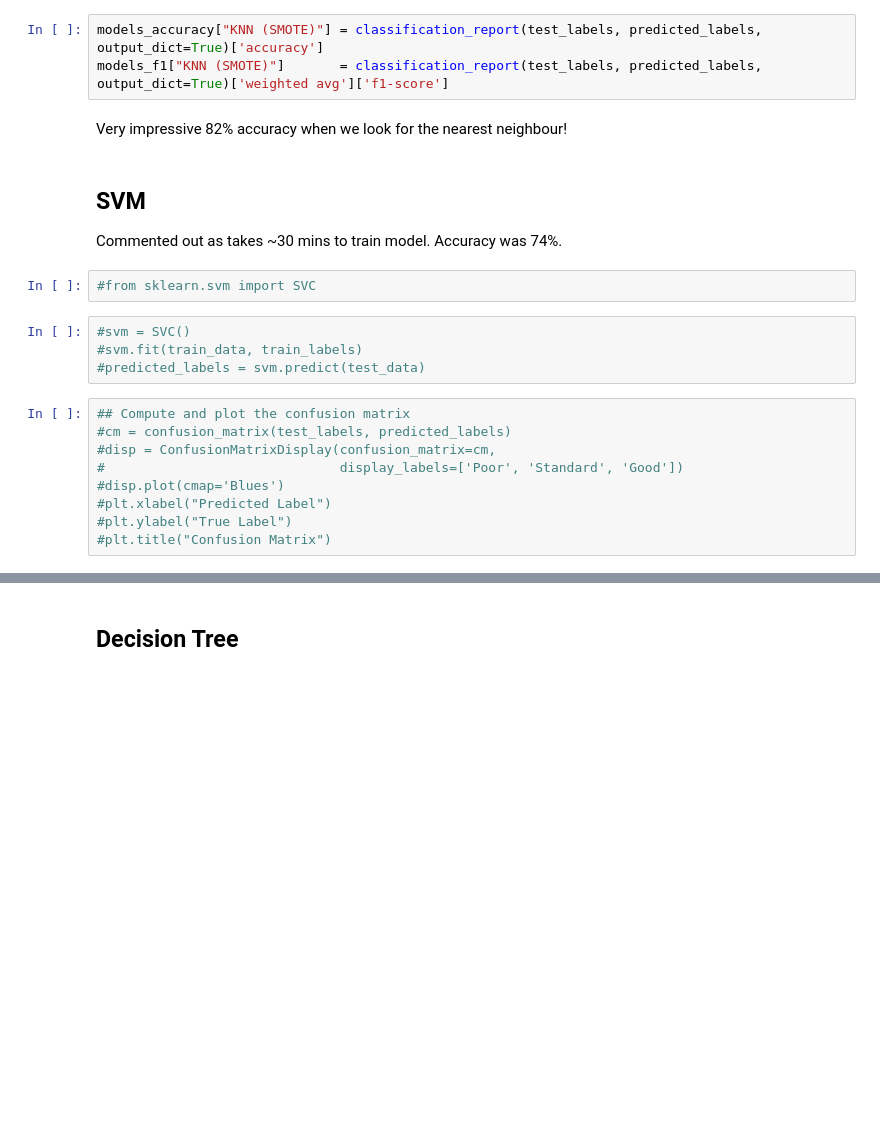
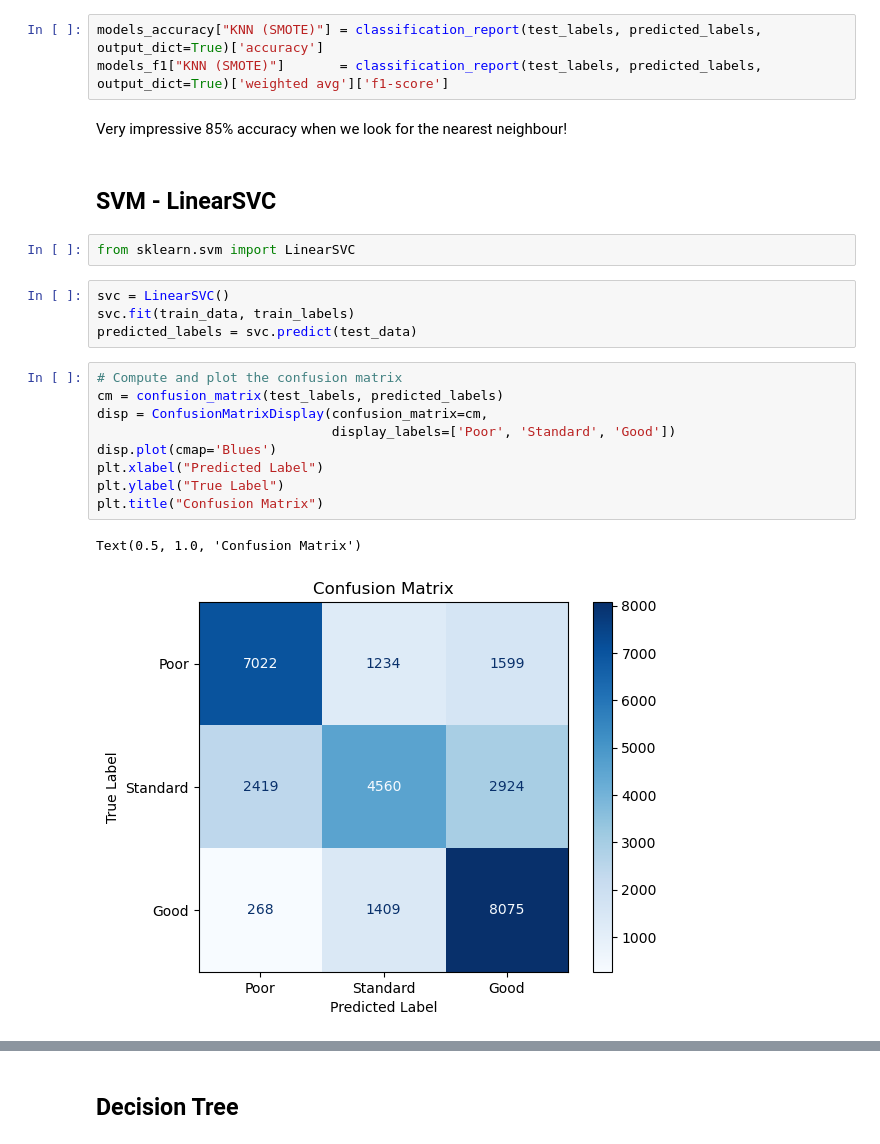
Before and after one commit to jackhenshaw/creditScore, a Jupyter notebook: training.ipynb, the cells around one changed output, grey strips where cells are left out. Saved outputs shown, nothing was run; the diff lists cells and outputs as text; blank space fills up the shorter version.

```diff
--- a/training.ipynb
+++ b/training.ipynb
@@ -450,23 +450,25 @@ weighted avg       0.82      0.82      0.82     29510
 models_accuracy["KNN (SMOTE)"] = classification_report(test_labels, predicted_labels, output_dict=True)['accuracy']
 models_f1["KNN (SMOTE)"]       = classification_report(test_labels, predicted_labels, output_dict=True)['weighted avg']['f1-score']
 # %% [markdown]
-Very impressive 82% accuracy when we look for the nearest neighbour!
+Very impressive 85% accuracy when we look for the nearest neighbour!
-# %% [markdown]
-## SVM
-Commented out as takes ~30 mins to train model. Accuracy was 74%.
+# %% [markdown]
+## SVM - LinearSVC
 # %%
-#from sklearn.svm import SVC
+from sklearn.svm import LinearSVC
 # %%
-#svm = SVC()
-#svm.fit(train_data, train_labels)
-#predicted_labels = svm.predict(test_data)
+svc = LinearSVC()
+svc.fit(train_data, train_labels)
+predicted_labels = svc.predict(test_data)
 # %%
-## Compute and plot the confusion matrix
-#cm = confusion_matrix(test_labels, predicted_labels)
-#disp = ConfusionMatrixDisplay(confusion_matrix=cm,
-#                              display_labels=['Poor', 'Standard', 'Good'])
-#disp.plot(cmap='Blues')
-#plt.xlabel("Predicted Label")
-#plt.ylabel("True Label")
-#plt.title("Confusion Matrix")
+# Compute and plot the confusion matrix
+cm = confusion_matrix(test_labels, predicted_labels)
+disp = ConfusionMatrixDisplay(confusion_matrix=cm,
+                              display_labels=['Poor', 'Standard', 'Good'])
+disp.plot(cmap='Blues')
+plt.xlabel("Predicted Label")
+plt.ylabel("True Label")
+plt.title("Confusion Matrix")
+# %% [output]
+Text(0.5, 1.0, 'Confusion Matrix')
+[figure, added]
 # %%
```
Also changed, not shown: parts of 54 cells of this notebook, 8 other files.
